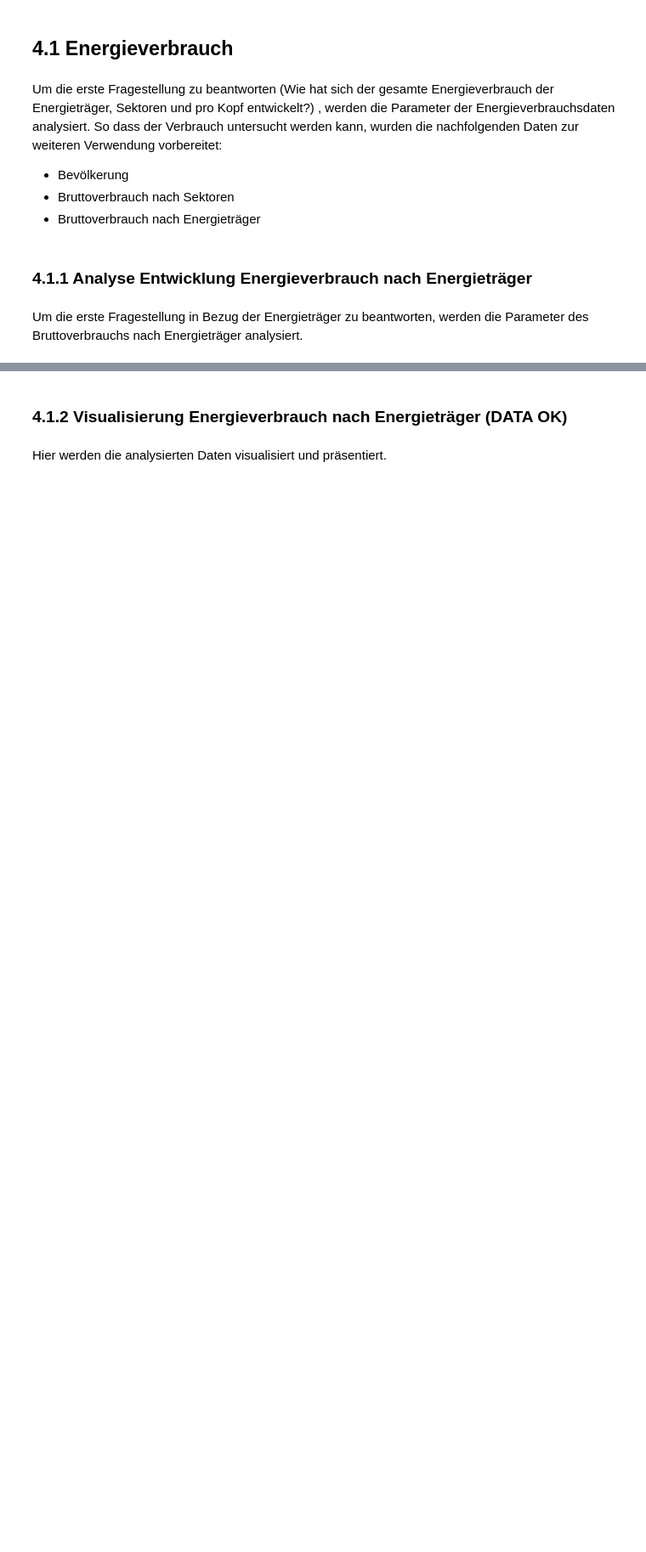
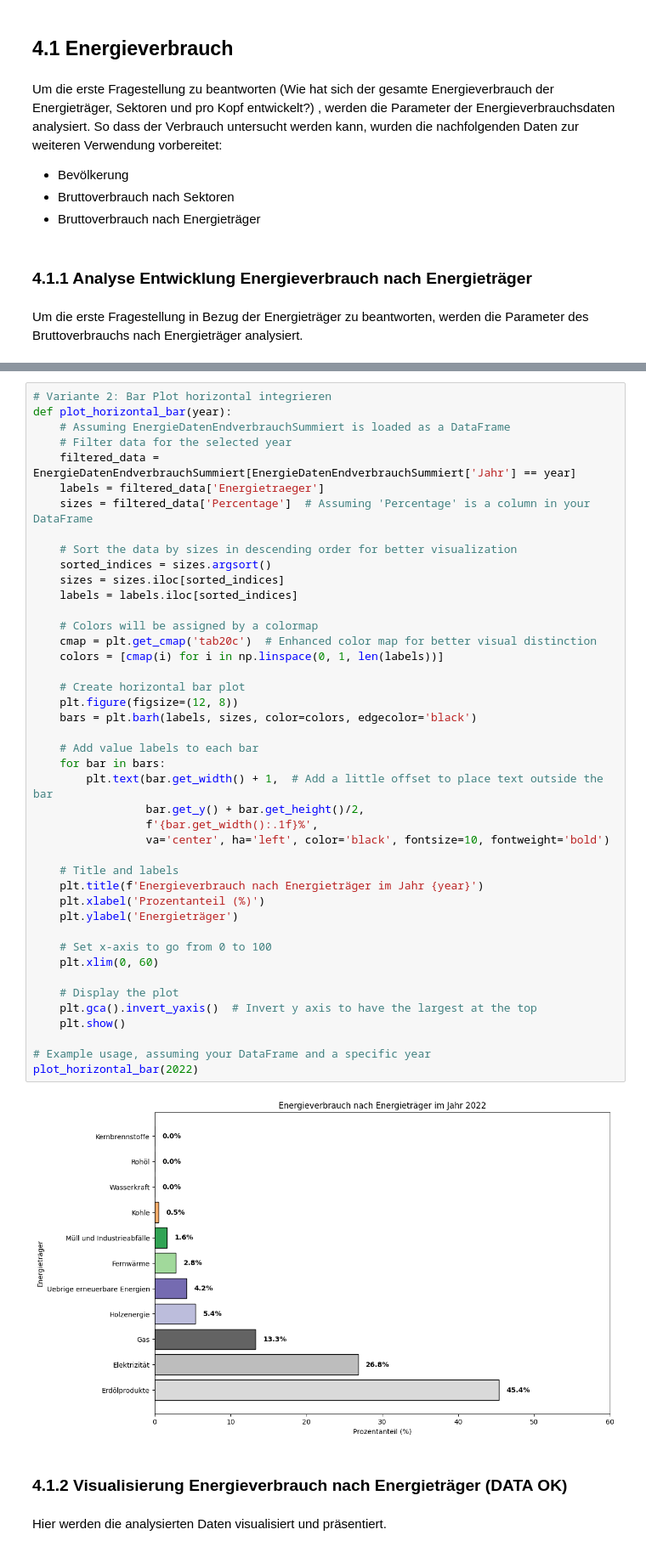
Before and after one commit to michaelzimmermannstudhslu/BINA_2024_energy_research, a Jupyter notebook: bina_casestudy_adhumezi.ipynb, the cells around one changed output, grey strips where cells are left out. Shown at 85% size. Drawn from its saved outputs; the diff is of its cells as text; blank space fills up the shorter version.

```diff
--- a/bina_casestudy_adhumezi.ipynb
+++ b/bina_casestudy_adhumezi.ipynb
@@ -777,3 +845,48 @@ plt.show()
+# %%
+# Variante 2: Bar Plot horizontal integrieren
+def plot_horizontal_bar(year):
+    # Assuming EnergieDatenEndverbrauchSummiert is loaded as a DataFrame
+    # Filter data for the selected year
+    filtered_data = EnergieDatenEndverbrauchSummiert[EnergieDatenEndverbrauchSummiert['Jahr'] == year]
+    labels = filtered_data['Energietraeger']
+    sizes = filtered_data['Percentage']  # Assuming 'Percentage' is a column in your DataFrame
+
+    # Sort the data by sizes in descending order for better visualization
+    sorted_indices = sizes.argsort()
+    sizes = sizes.iloc[sorted_indices]
+    labels = labels.iloc[sorted_indices]
+
+    # Colors will be assigned by a colormap
+    cmap = plt.get_cmap('tab20c')  # Enhanced color map for better visual distinction
+    colors = [cmap(i) for i in np.linspace(0, 1, len(labels))]
+
+    # Create horizontal bar plot
+    plt.figure(figsize=(12, 8))
+    bars = plt.barh(labels, sizes, color=colors, edgecolor='black')
+
+    # Add value labels to each bar
+    for bar in bars:
+        plt.text(bar.get_width() + 1,  # Add a little offset to place text outside the bar
+                 bar.get_y() + bar.get_height()/2,
+                 f'{bar.get_width():.1f}%',
+                 va='center', ha='left', color='black', fontsize=10, fontweight='bold')
+
+    # Title and labels
+    plt.title(f'Energieverbrauch nach Energieträger im Jahr {year}')
+    plt.xlabel('Prozentanteil (%)')
+    plt.ylabel('Energieträger')
+
+    # Set x-axis to go from 0 to 100
+    plt.xlim(0, 60)
+
+    # Display the plot
+    plt.gca().invert_yaxis()  # Invert y axis to have the largest at the top
+    plt.show()
+
+# Example usage, assuming your DataFrame and a specific year
+plot_horizontal_bar(2022)
+# %% [output]
+[figure, added]
 # %% [markdown]
 ### 4.1.2 Visualisierung Energieverbrauch nach Energieträger (DATA OK)
 # %% [markdown]
```
Also changed, not shown: parts of 27 cells of this notebook.
